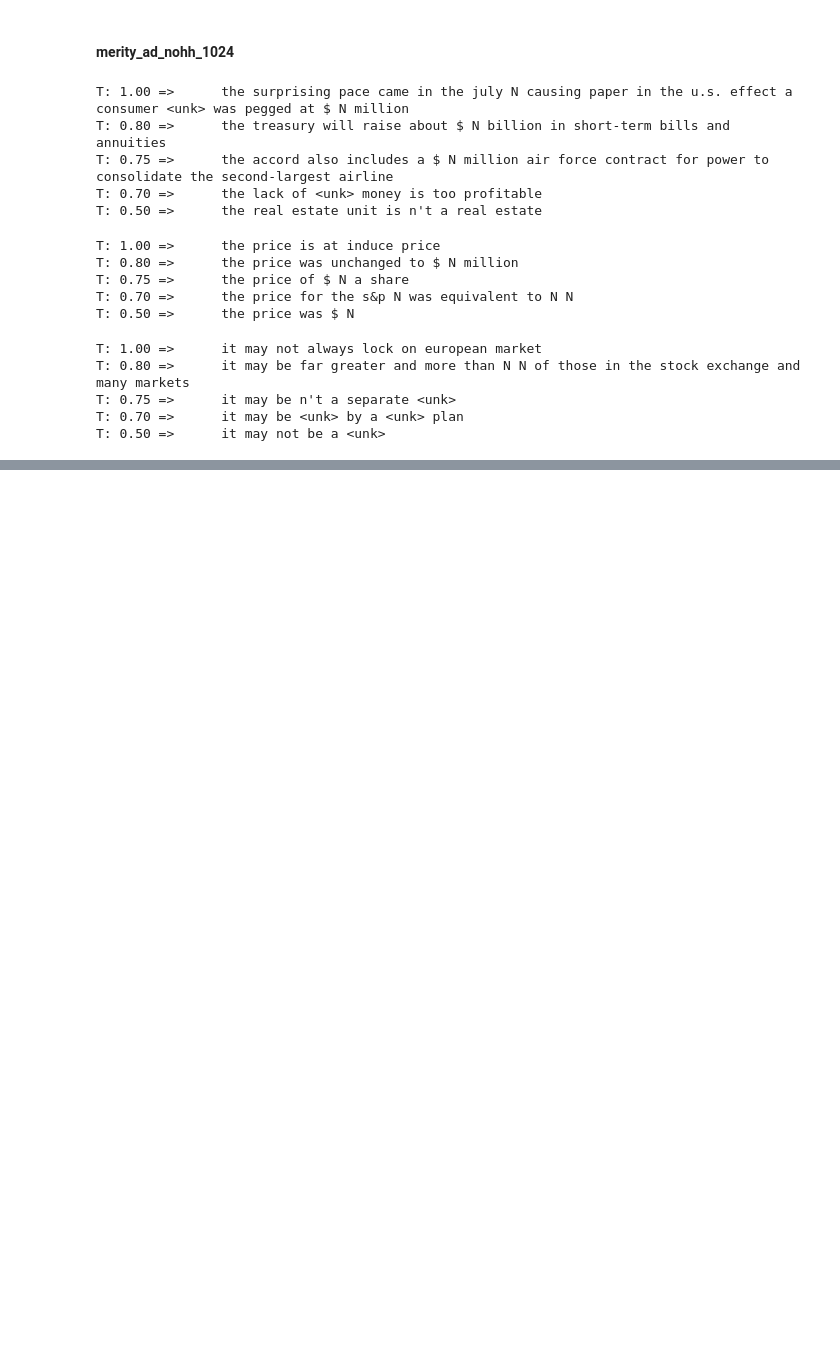
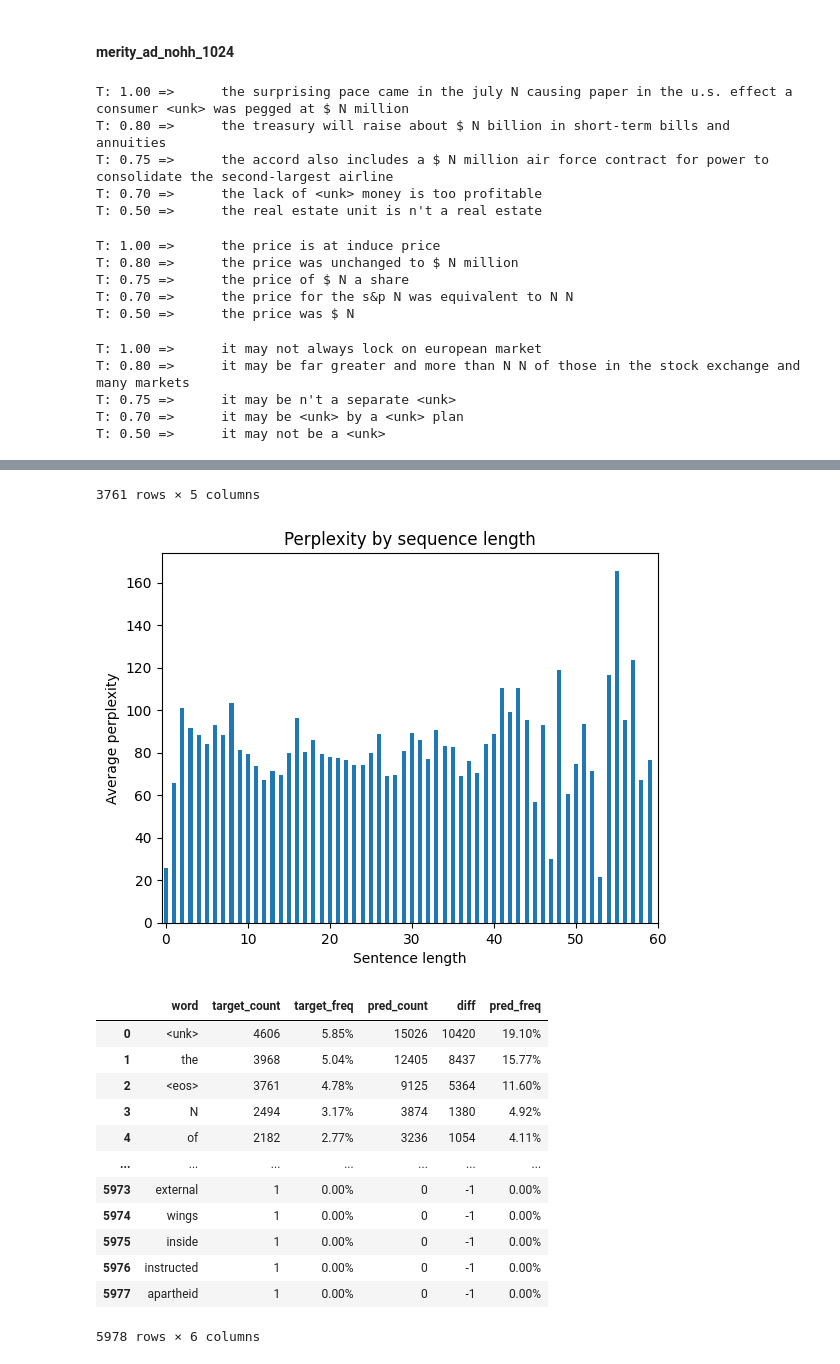
Before and after one commit to filippodaniotti/NLU-UniTN-2022, a Jupyter notebook: project/notebooks/results_analysis.ipynb, the cells around one changed output, grey strips where cells are left out. Cells and saved outputs as stored; diff of their text form; code cells hidden in the pictures; blank space fills up the shorter version.

```diff
--- a/project/notebooks/results_analysis.ipynb
+++ b/project/notebooks/results_analysis.ipynb
@@ -215,0 +382,2 @@ See the caveats in the documentation: https://pandas.pydata.org/pandas-docs/stab
+# %%
+experiment_name = "merity_ad_nohh_1024_ps_long"
@@ -215,0 +410,3 @@ See the caveats in the documentation: https://pandas.pydata.org/pandas-docs/stab
+# %%
+evaluate(experiment_name)
+# %% [output]
@@ -215,0 +425,15 @@ See the caveats in the documentation: https://pandas.pydata.org/pandas-docs/stab
+3761 rows × 5 columns
+[figure, added]
+|  | word | target_count | target_freq | pred_count | diff | pred_freq |
+| 0 | <unk> | 4606 | 5.85% | 15026 | 10420 | 19.10% |
+| 1 | the | 3968 | 5.04% | 12405 | 8437 | 15.77% |
+| 2 | <eos> | 3761 | 4.78% | 9125 | 5364 | 11.60% |
+| 3 | N | 2494 | 3.17% | 3874 | 1380 | 4.92% |
+| 4 | of | 2182 | 2.77% | 3236 | 1054 | 4.11% |
+| ... | ... | ... | ... | ... | ... | ... |
+| 5973 | external | 1 | 0.00% | 0 | -1 | 0.00% |
+| 5974 | wings | 1 | 0.00% | 0 | -1 | 0.00% |
+| 5975 | inside | 1 | 0.00% | 0 | -1 | 0.00% |
+| 5976 | instructed | 1 | 0.00% | 0 | -1 | 0.00% |
+| 5977 | apartheid | 1 | 0.00% | 0 | -1 | 0.00% |
+5978 rows × 6 columns
```
Also changed, not shown: parts of 15 cells of this notebook, 2 other files.
